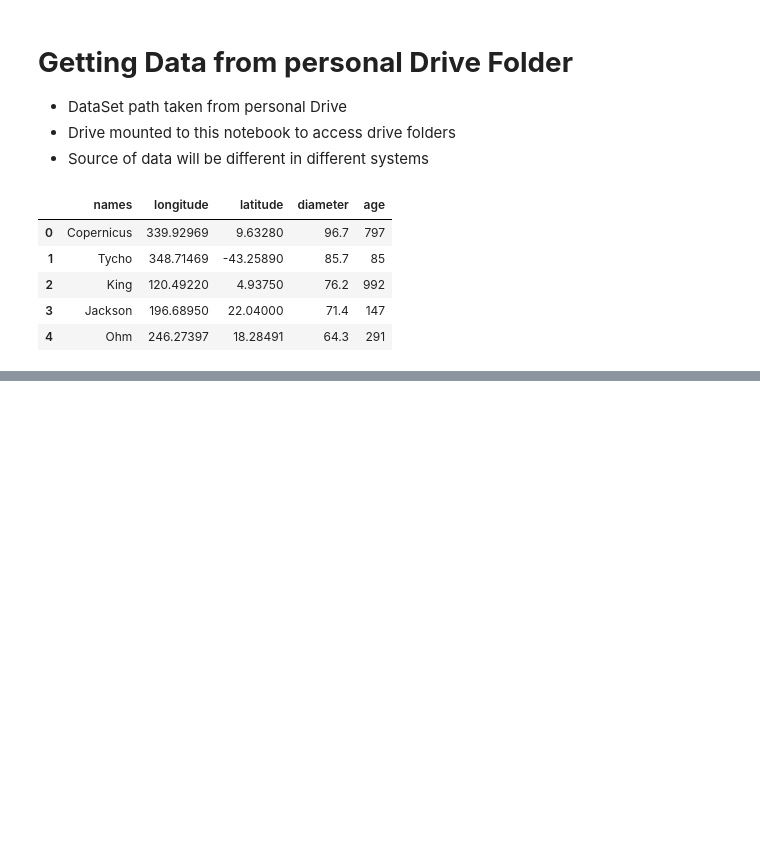
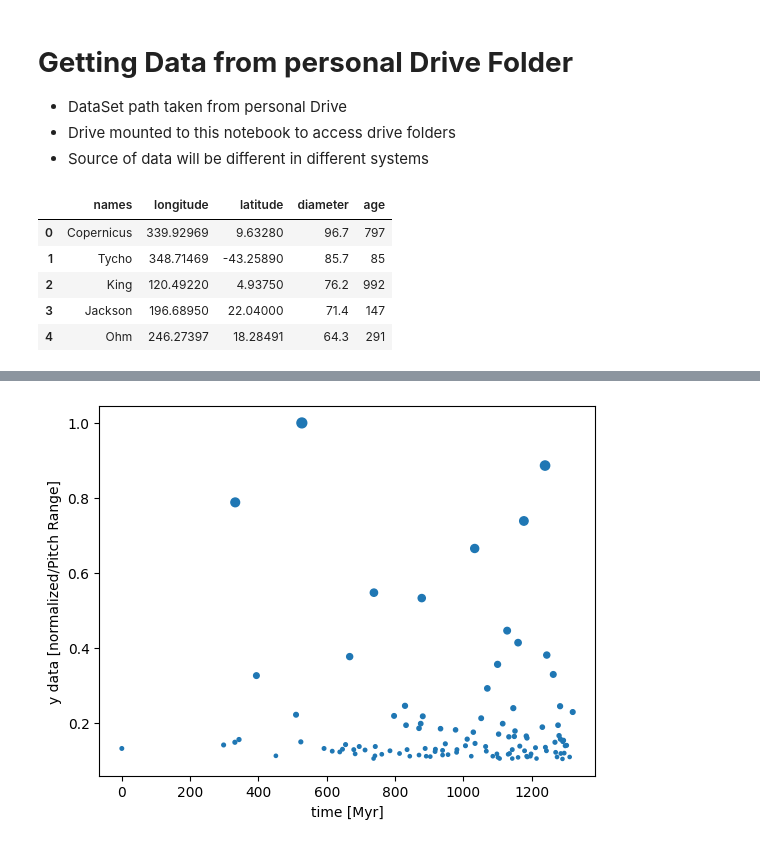
Before and after one commit to Scjatto/PyCollab, a Jupyter notebook: Sonifiication.ipynb, the cells around one changed output, grey strips where cells are left out. Cells and saved outputs as stored; diff of their text form; code cells hidden in the pictures; blank space fills up the shorter version.

```diff
--- a/Sonifiication.ipynb
+++ b/Sonifiication.ipynb
@@ -32,0 +67,14 @@ df.head(5) #take a look at first 5 rows
+# %%
+def map_value(value, min_value, max_value, min_result, max_result, round_off_req=False):
+    '''maps value (or array of values) from one range to another'''
+
+    result = min_result + (value - min_value)/(max_value - min_value)*(max_result - min_result)
+    if not round_off_req:
+        return result
+
+    int_res = int (result)
+
+    if (result < (int_res + 0.5)) :
+        return math.floor(result)
+    else :
+        return math.ceil(result)
@@ -32,0 +87,4 @@ df.head(5) #take a look at first 5 rows
+# %%
+myrs_per_beat = 25  #conversion factor: Myrs for each beat of music
+t_data = times_myrs/myrs_per_beat #compress impact times from Myrs to beats
+print(max(t_data))
@@ -32,0 +98,9 @@ df.head(5) #take a look at first 5 rows
+# %%
+duration_beats = max(t_data) #desired duration in beats (actually, onset of last note, i.e. max of the t_data)
+num_data_points = times_myrs.size
+
+beats_data = np.zeros(num_data_points)
+for idx in range (num_data_points):
+    beats_data[idx] = map_value(times_myrs[idx], 0, max(times_myrs), 0,duration_beats, True)
+
+print(beats_data)
@@ -32,0 +131,11 @@ df.head(5) #take a look at first 5 rows
+# %%
+pitch_data = np.zeros(num_data_points)
+for idx in range (num_data_points):
+    pitch_data[idx] = map_value(diameters[idx], 0, max(diameters), 0,1)
+
+plt.scatter(times_myrs, pitch_data, s=50*pitch_data)
+plt.xlabel('time [Myr]')
+plt.ylabel('y data [normalized/Pitch Range]')
+plt.show()
+# %% [output]
+[figure, added]
```
Also changed, not shown: parts of 34 cells of this notebook.
